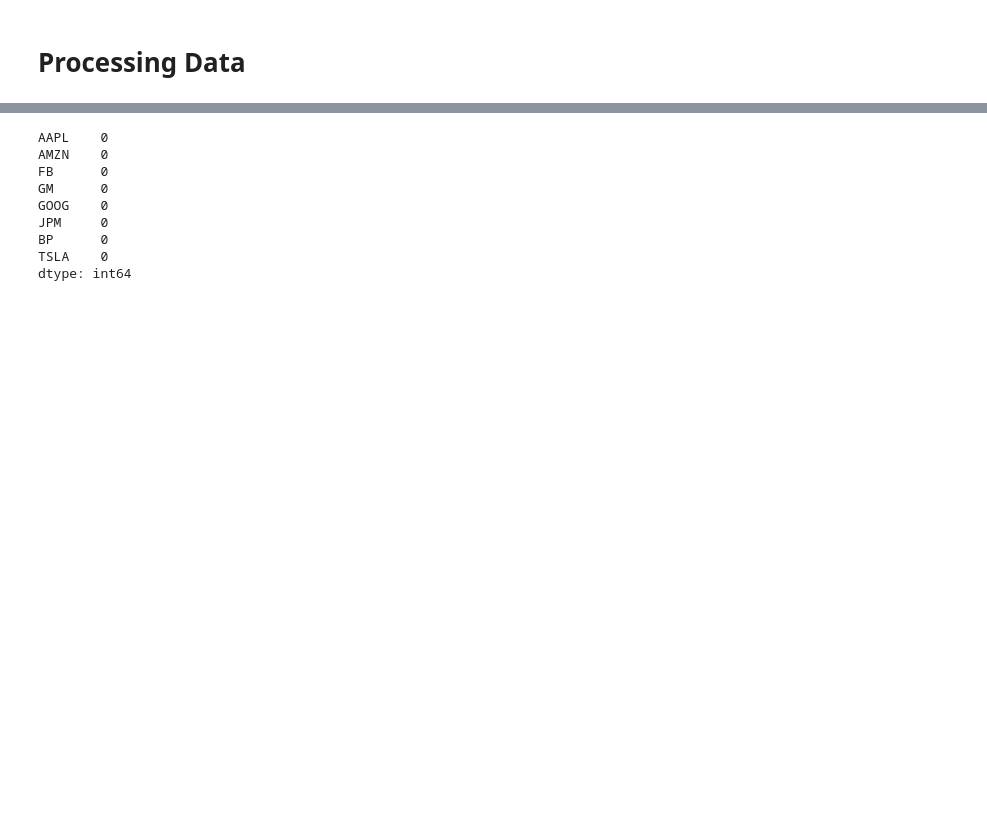
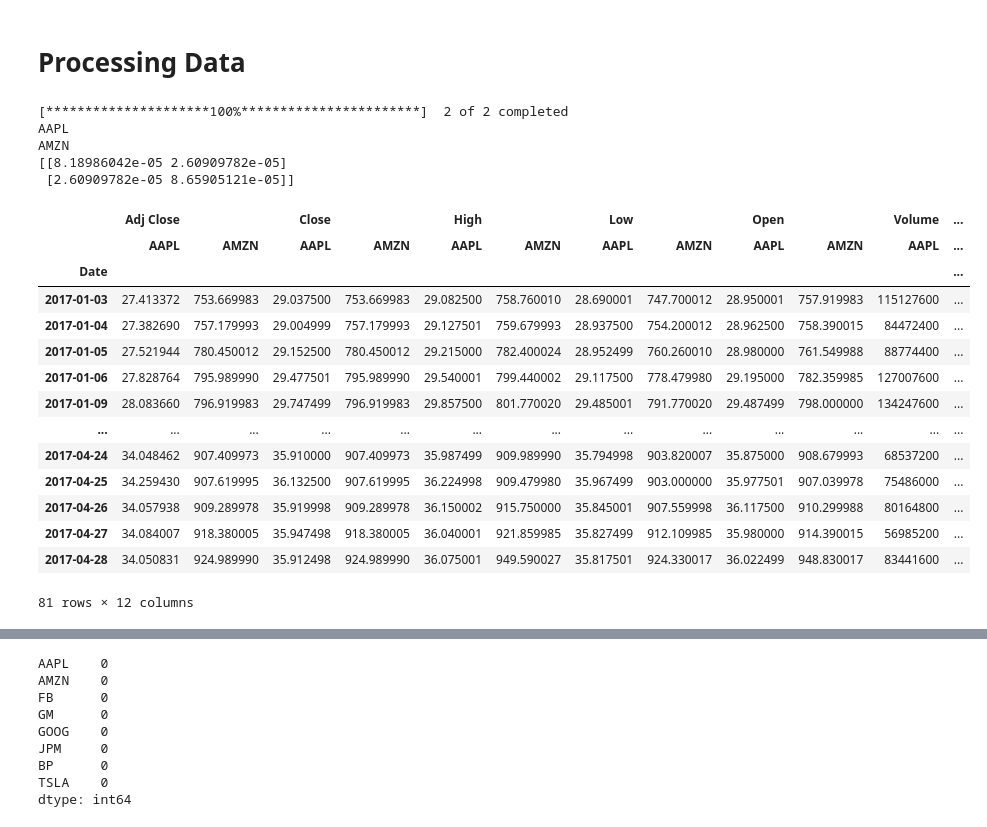
Before and after one commit to mjhoshea/portfolio-optimisation, a Jupyter notebook: notebooks/ch1/market_data_ef.ipynb, the cells around one changed output, grey strips where cells are left out. Drawn from its saved outputs; the diff is of its cells as text; code cells hidden in the pictures; blank space fills up the shorter version.

```diff
--- a/notebooks/ch1/market_data_ef.ipynb
+++ b/notebooks/ch1/market_data_ef.ipynb
@@ -17,0 +31,28 @@ plt.rcParams["figure.figsize"] = (11,7)
+# %%
+factory.create_market()
+# %% [output]
+[*********************100%***********************]  2 of 2 completed
+AAPL
+AMZN
+[[8.18986042e-05 2.60909782e-05]
+ [2.60909782e-05 8.65905121e-05]]
+# %%
+data = yf.download("AAPL AMZN", "2017-01-01", "2017-04-30")
+# %%
+data
+# %% [output]
+|  | Adj Close |  | Close |  | High |  | Low |  | Open |  | Volume | ... |
+|  | AAPL | AMZN | AAPL | AMZN | AAPL | AMZN | AAPL | AMZN | AAPL | AMZN | AAPL | ... |
+| Date |  |  |  |  |  |  |  |  |  |  |  | ... |
+| 2017-01-03 | 27.413372 | 753.669983 | 29.037500 | 753.669983 | 29.082500 | 758.760010 | 28.690001 | 747.700012 | 28.950001 | 757.919983 | 115127600 | ... |
+| 2017-01-04 | 27.382690 | 757.179993 | 29.004999 | 757.179993 | 29.127501 | 759.679993 | 28.937500 | 754.200012 | 28.962500 | 758.390015 | 84472400 | ... |
+| 2017-01-05 | 27.521944 | 780.450012 | 29.152500 | 780.450012 | 29.215000 | 782.400024 | 28.952499 | 760.260010 | 28.980000 | 761.549988 | 88774400 | ... |
+| 2017-01-06 | 27.828764 | 795.989990 | 29.477501 | 795.989990 | 29.540001 | 799.440002 | 29.117500 | 778.479980 | 29.195000 | 782.359985 | 127007600 | ... |
+| 2017-01-09 | 28.083660 | 796.919983 | 29.747499 | 796.919983 | 29.857500 | 801.770020 | 29.485001 | 791.770020 | 29.487499 | 798.000000 | 134247600 | ... |
+| ... | ... | ... | ... | ... | ... | ... | ... | ... | ... | ... | ... | ... |
+| 2017-04-24 | 34.048462 | 907.409973 | 35.910000 | 907.409973 | 35.987499 | 909.989990 | 35.794998 | 903.820007 | 35.875000 | 908.679993 | 68537200 | ... |
+| 2017-04-25 | 34.259430 | 907.619995 | 36.132500 | 907.619995 | 36.224998 | 909.479980 | 35.967499 | 903.000000 | 35.977501 | 907.039978 | 75486000 | ... |
+| 2017-04-26 | 34.057938 | 909.289978 | 35.919998 | 909.289978 | 36.150002 | 915.750000 | 35.845001 | 907.559998 | 36.117500 | 910.299988 | 80164800 | ... |
+| 2017-04-27 | 34.084007 | 918.380005 | 35.947498 | 918.380005 | 36.040001 | 921.859985 | 35.827499 | 912.109985 | 35.980000 | 914.390015 | 56985200 | ... |
+| 2017-04-28 | 34.050831 | 924.989990 | 35.912498 | 924.989990 | 36.075001 | 949.590027 | 35.817501 | 924.330017 | 36.022499 | 948.830017 | 83441600 | ... |
+81 rows × 12 columns
```
Also changed, not shown: parts of 13 cells of this notebook, 45 other files.
